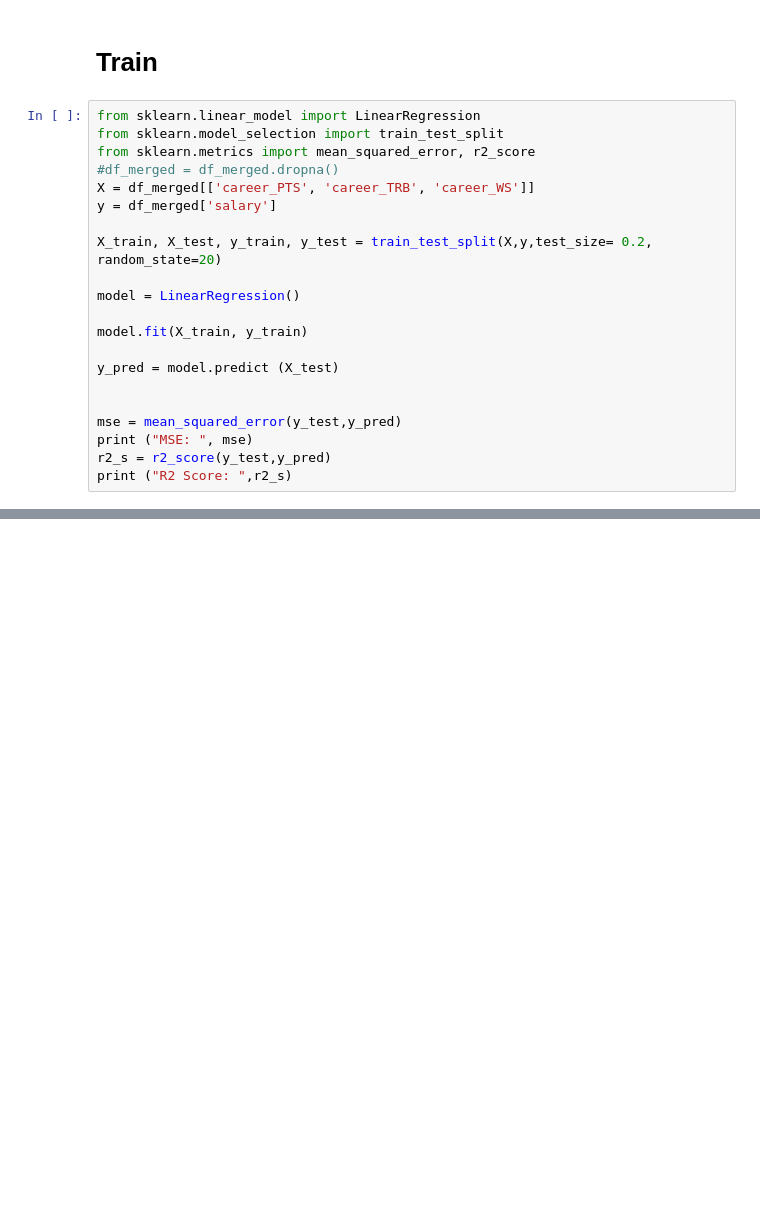
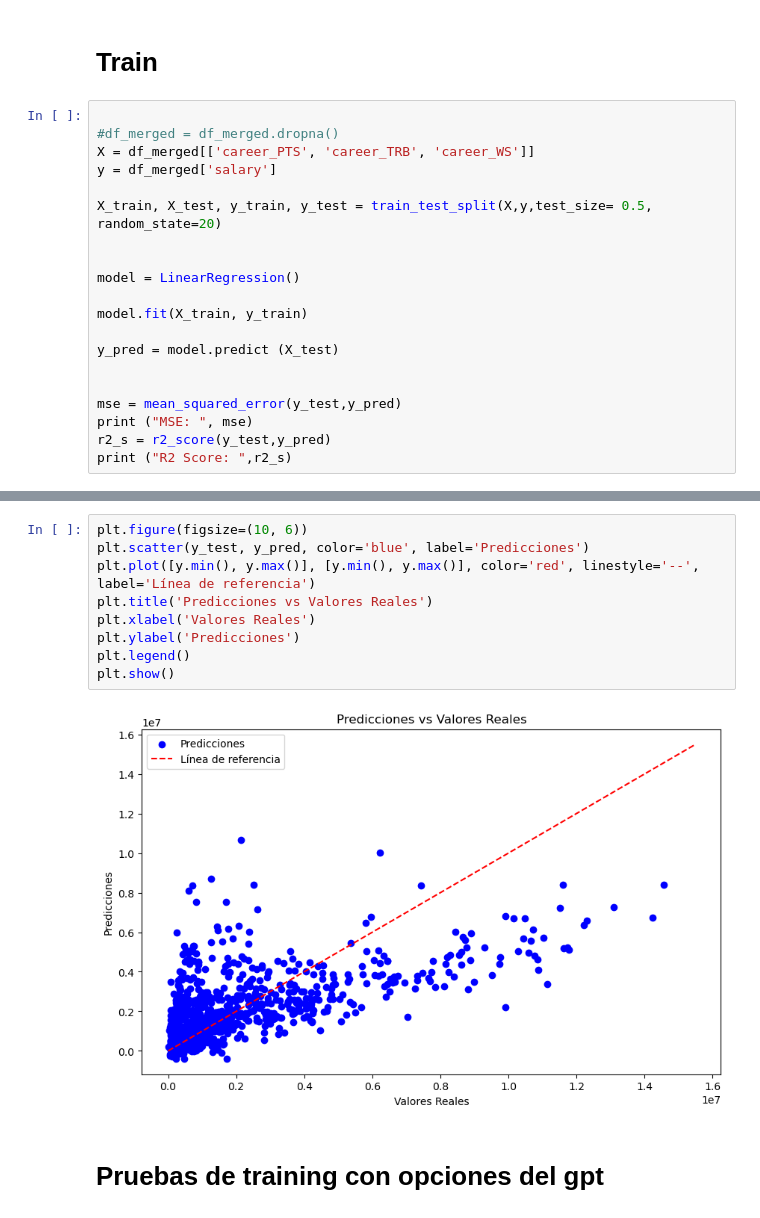
Before and after one commit to paezagustin/ML_2025, a Jupyter notebook: NBA_sueldos.ipynb, the cells around one changed output, grey strips where cells are left out. Cells and saved outputs as stored; diff of their text form; blank space fills up the shorter version.

```diff
--- a/NBA_sueldos.ipynb
+++ b/NBA_sueldos.ipynb
@@ -149,14 +182,13 @@ sns.pairplot(df_merged[['career_PTS', 'career_TRB','career_WS', 'height']], hue=
 # %% [markdown]
 # Train
 # %%
-from sklearn.linear_model import LinearRegression
-from sklearn.model_selection import train_test_split
-from sklearn.metrics import mean_squared_error, r2_score
+
 #df_merged = df_merged.dropna()
 X = df_merged[['career_PTS', 'career_TRB', 'career_WS']]
 y = df_merged['salary']
 
-X_train, X_test, y_train, y_test = train_test_split(X,y,test_size= 0.2, random_state=20)
+X_train, X_test, y_train, y_test = train_test_split(X,y,test_size= 0.5, random_state=20)
+
 
 model = LinearRegression()
 
@@ -202,0 +207,13 @@ plt.show()
+# %%
+plt.figure(figsize=(10, 6))
+plt.scatter(y_test, y_pred, color='blue', label='Predicciones')
+plt.plot([y.min(), y.max()], [y.min(), y.max()], color='red', linestyle='--', label='Línea de referencia')
+plt.title('Predicciones vs Valores Reales')
+plt.xlabel('Valores Reales')
+plt.ylabel('Predicciones')
+plt.legend()
+plt.show()
+# %% [output]
+[figure, added]
+# %% [markdown]
+# Pruebas de training con opciones del gpt
```
Also changed, not shown: parts of 27 cells of this notebook, 1 other file.
